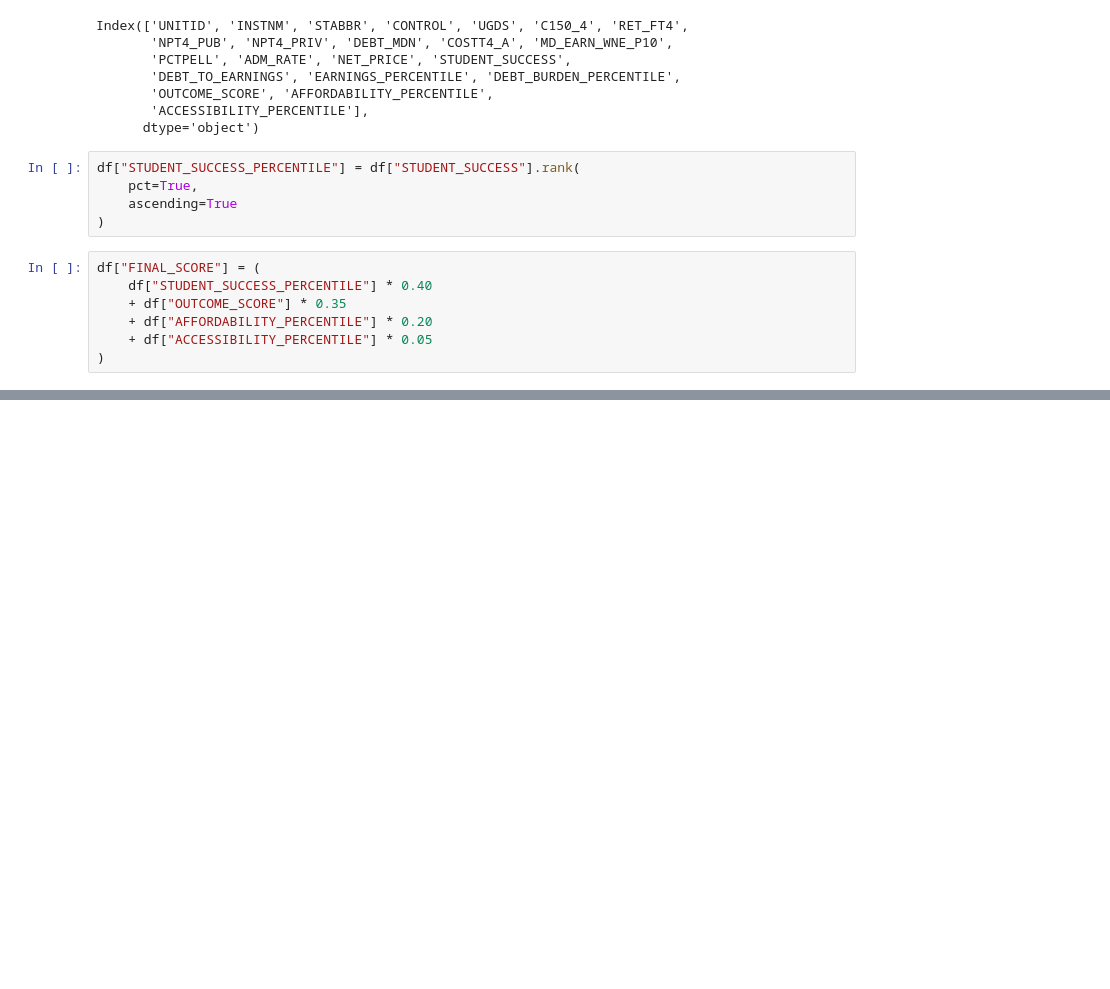
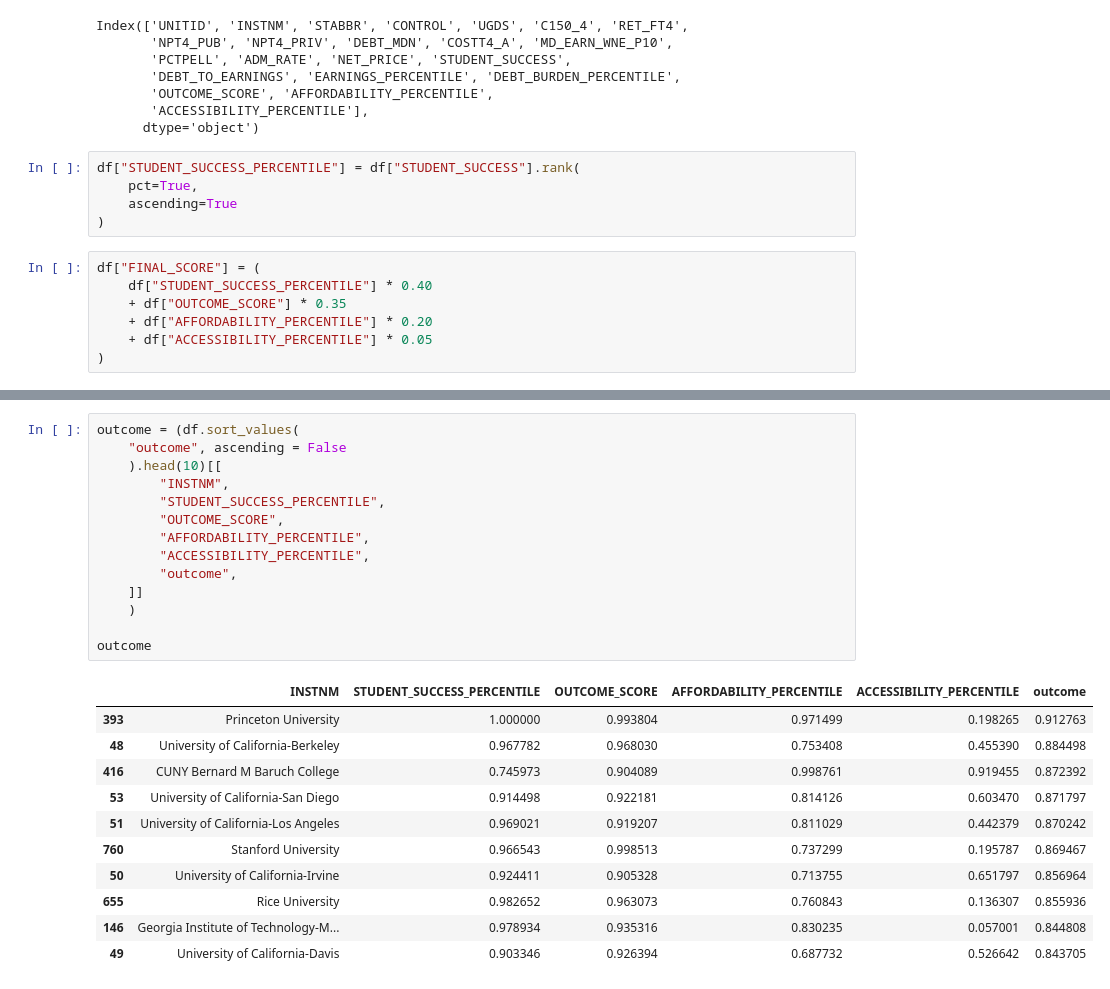
Before and after one commit to DanielYaari28/AIPI510P1, a Jupyter notebook: notebooks/03_final_ranking.ipynb, the cells around one changed output, grey strips where cells are left out. Cells and saved outputs as stored; diff of their text form; blank space fills up the shorter version.

```diff
--- a/notebooks/03_final_ranking.ipynb
+++ b/notebooks/03_final_ranking.ipynb
@@ -78,0 +176,26 @@ final_ranking
+# %%
+outcome = (df.sort_values(
+    "outcome", ascending = False
+    ).head(10)[[
+        "INSTNM",
+        "STUDENT_SUCCESS_PERCENTILE",
+        "OUTCOME_SCORE",
+        "AFFORDABILITY_PERCENTILE",
+        "ACCESSIBILITY_PERCENTILE",
+        "outcome",
+    ]]
+    )
+
+outcome
+# %% [output]
+|  | INSTNM | STUDENT_SUCCESS_PERCENTILE | OUTCOME_SCORE | AFFORDABILITY_PERCENTILE | ACCESSIBILITY_PERCENTILE | outcome |
+| 393 | Princeton University | 1.000000 | 0.993804 | 0.971499 | 0.198265 | 0.912763 |
+| 48 | University of California-Berkeley | 0.967782 | 0.968030 | 0.753408 | 0.455390 | 0.884498 |
+| 416 | CUNY Bernard M Baruch College | 0.745973 | 0.904089 | 0.998761 | 0.919455 | 0.872392 |
+| 53 | University of California-San Diego | 0.914498 | 0.922181 | 0.814126 | 0.603470 | 0.871797 |
+| 51 | University of California-Los Angeles | 0.969021 | 0.919207 | 0.811029 | 0.442379 | 0.870242 |
+| 760 | Stanford University | 0.966543 | 0.998513 | 0.737299 | 0.195787 | 0.869467 |
+| 50 | University of California-Irvine | 0.924411 | 0.905328 | 0.713755 | 0.651797 | 0.856964 |
+| 655 | Rice University | 0.982652 | 0.963073 | 0.760843 | 0.136307 | 0.855936 |
+| 146 | Georgia Institute of Technology-M... | 0.978934 | 0.935316 | 0.830235 | 0.057001 | 0.844808 |
+| 49 | University of California-Davis | 0.903346 | 0.926394 | 0.687732 | 0.526642 | 0.843705 |
```
Also changed, not shown: parts of 7 cells of this notebook.
